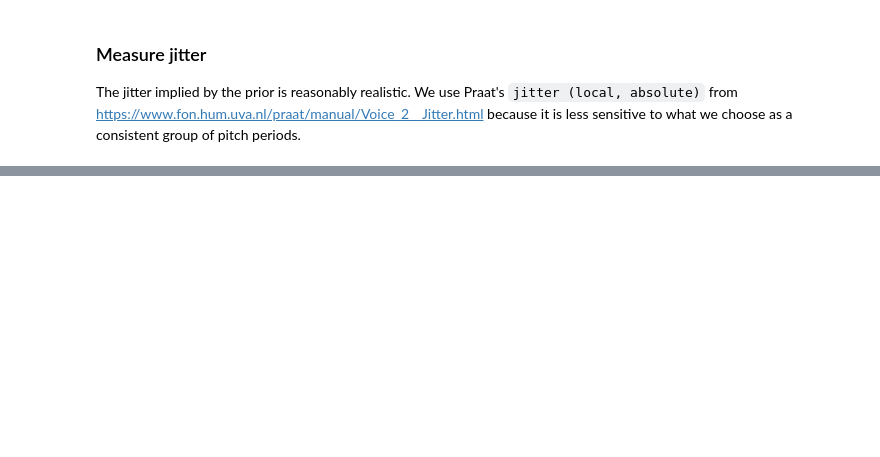
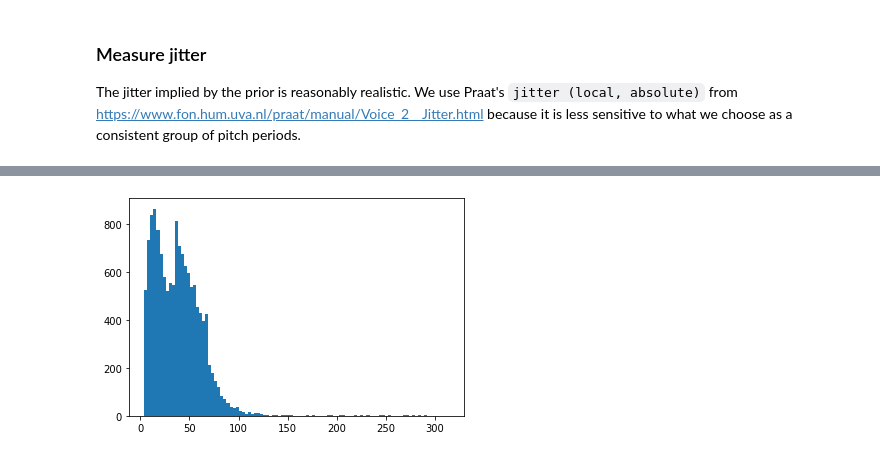
Before and after one commit to mvsoom/thesis-py, a Jupyter notebook: dgf/prior/period.ipynb, the cells around one changed output, grey strips where cells are left out. Saved outputs shown, nothing was run; the diff lists cells and outputs as text; code cells hidden in the pictures; blank space fills up the shorter version.

```diff
--- a/dgf/prior/period.ipynb
+++ b/dgf/prior/period.ipynb
@@ -460,0 +455,2 @@ xlabel('Local absolute jitter (microseconds)');
+# %%
+data, data_z = period.get_aplawd_training_pairs()
@@ -460,0 +532,6 @@ xlabel('Local absolute jitter (microseconds)');
+# %%
+samples = [d[0] for d in data]
+# %%
+hist([len(s) for s in samples], bins=100);
+# %% [output]
+[figure, added]
```
Also changed, not shown: parts of 34 cells of this notebook, 7 other files.
